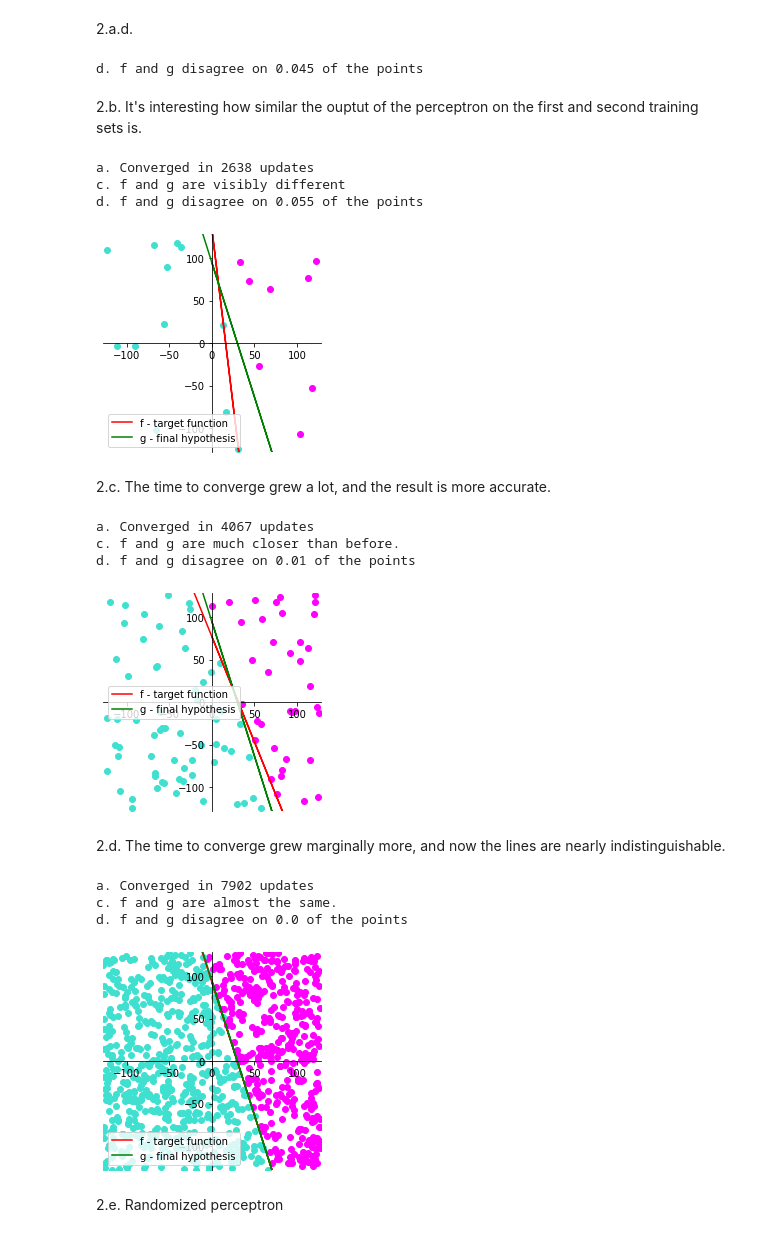
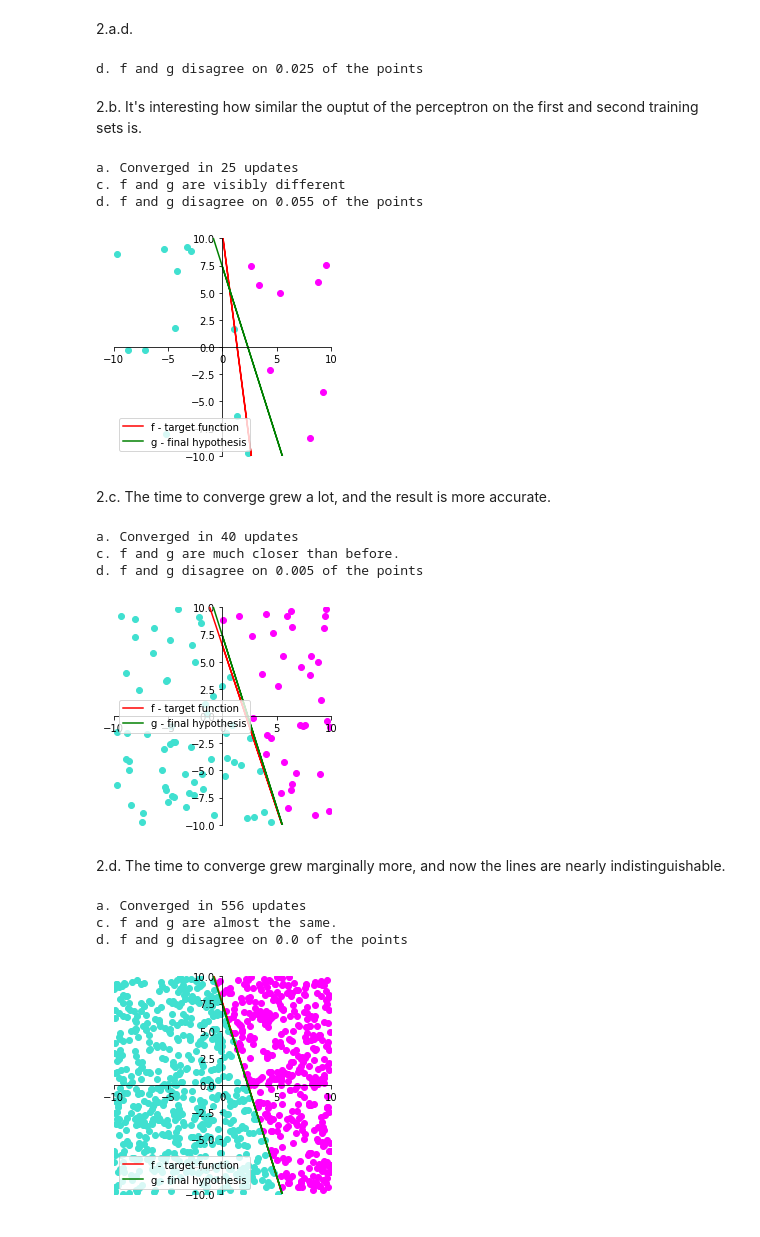
Before and after one commit to mattany/IML, a Jupyter notebook: problem_set_11.ipynb, the cells around one changed output. Drawn from its saved outputs; the diff is of its cells as text; code cells hidden in the pictures.

```diff
--- a/problem_set_11.ipynb
+++ b/problem_set_11.ipynb
@@ -13,7 +13,7 @@ np.random.seed(0)
 # %% [markdown]
 Draw the axes:
 # %%
-pos_dist_size = 2**7
+pos_dist_size = 10
 def plot_axes():
     fig = plt.figure()
     ax = fig.add_subplot(1, 1, 1)
@@ -98,13 +98,12 @@ def get_misclassified(w, inputs, outputs):
             return i
     return -1
 
-
+steps = 0
 def perceptron(inputs, outputs):
     shape = np.shape(inputs[0])
     w = np.zeros(shape)
     misclassified = get_misclassified(w, inputs, outputs)
-    steps = 0
-    misses, prev_misses = 0, 0
+    steps =0
     done = False
     while not done:
         done = True
@@ -115,15 +114,10 @@ def perceptron(inputs, outputs):
                 y_i = 1 if outputs[i] else -1
                 w += y_i * inp
                 steps +=1
-                if steps %10000 == 0:
-                    print(steps, misses - prev_misses, misses)
-                    prev_misses = misses
-            else:
-                misses += 1
     print(f"a. Converged in {steps} updates")
-    return w
+    return w, steps
 
-w = perceptron(inputs, outputs)
+w, _ = perceptron(inputs, outputs)
 plot_outputs(w, w_star, inputs, outputs)
 print(f"c. f and g are visibly different")
 # %% [output]
@@ -148,7 +142,7 @@ def calculate_error(test_inputs, w, w_star):
 
 print(f"d. f and g disagree on {calculate_error(test_inputs, w, w_star)} of the points")
 # %% [output]
-d. f and g disagree on 0.045 of the points
+d. f and g disagree on 0.025 of the points
 # %% [markdown]
 2.b. It's interesting how similar the ouptut of the perceptron on the first and second training sets is.
 # %%
@@ -156,15 +150,15 @@ b_inputs = gen_inputs(20, 2)
 b_outputs = evaluate_points(b_inputs, w_star)
 # %%
 
-b_w = perceptron(b_inputs, b_outputs)
+b_w, _ = perceptron(b_inputs, b_outputs)
 plot_outputs(b_w, w_star, b_inputs, b_outputs)
 print(f"c. f and g are visibly different")
 print(f"d. f and g disagree on {calculate_error(test_inputs, b_w, w_star)} of the points")
 # %% [output]
-a. Converged in 2638 updates
+a. Converged in 25 updates
 c. f and g are visibly different
 d. f and g disagree on 0.055 of the points
-[figure, old version]
+[figure, new version]
 # %% [markdown]
 2.c. The time to converge grew a lot, and the result is more accurate.
 # %%
@@ -172,29 +166,27 @@ c_inputs = gen_inputs(100, 2)
 c_outputs = evaluate_points(c_inputs, w_star)
 # %%
 
-c_w = perceptron(c_inputs, c_outputs)
+c_w, _ = perceptron(c_inputs, c_outputs)
 plot_outputs(c_w, w_star, c_inputs, c_outputs)
 print(f"c. f and g are much closer than before.")
 print(f"d. f and g disagree on {calculate_error(test_inputs, c_w, w_star)} of the points")
 # %% [output]
-a. Converged in 4067 updates
+a. Converged in 40 updates
 c. f and g are much closer than before.
-d. f and g disagree on 0.01 of the points
+d. f and g disagree on 0.005 of the points
-[figure, old version]
+[figure, new version]
 # %% [markdown]
 2.d. The time to converge grew marginally more, and now the lines are nearly indistinguishable.
 # %%
 d_inputs = gen_inputs(1000, 2)
 d_outputs = evaluate_points(d_inputs, w_star)
 # %%
-d_w = perceptron(d_inputs, d_outputs)
+d_w, _ = perceptron(d_inputs, d_outputs)
 plot_outputs(d_w, w_star, d_inputs, d_outputs)
 print(f"c. f and g are almost the same.")
 print(f"d. f and g disagree on {calculate_error(test_inputs, d_w, w_star)} of the points")
 # %% [output]
-a. Converged in 7902 updates
+a. Converged in 556 updates
 c. f and g are almost the same.
 d. f and g disagree on 0.0 of the points
-[figure, old version]
+[figure, new version]
-# %% [markdown]
-2.e. Randomized perceptron
```
Also changed, not shown: parts of 5 cells of this notebook.
